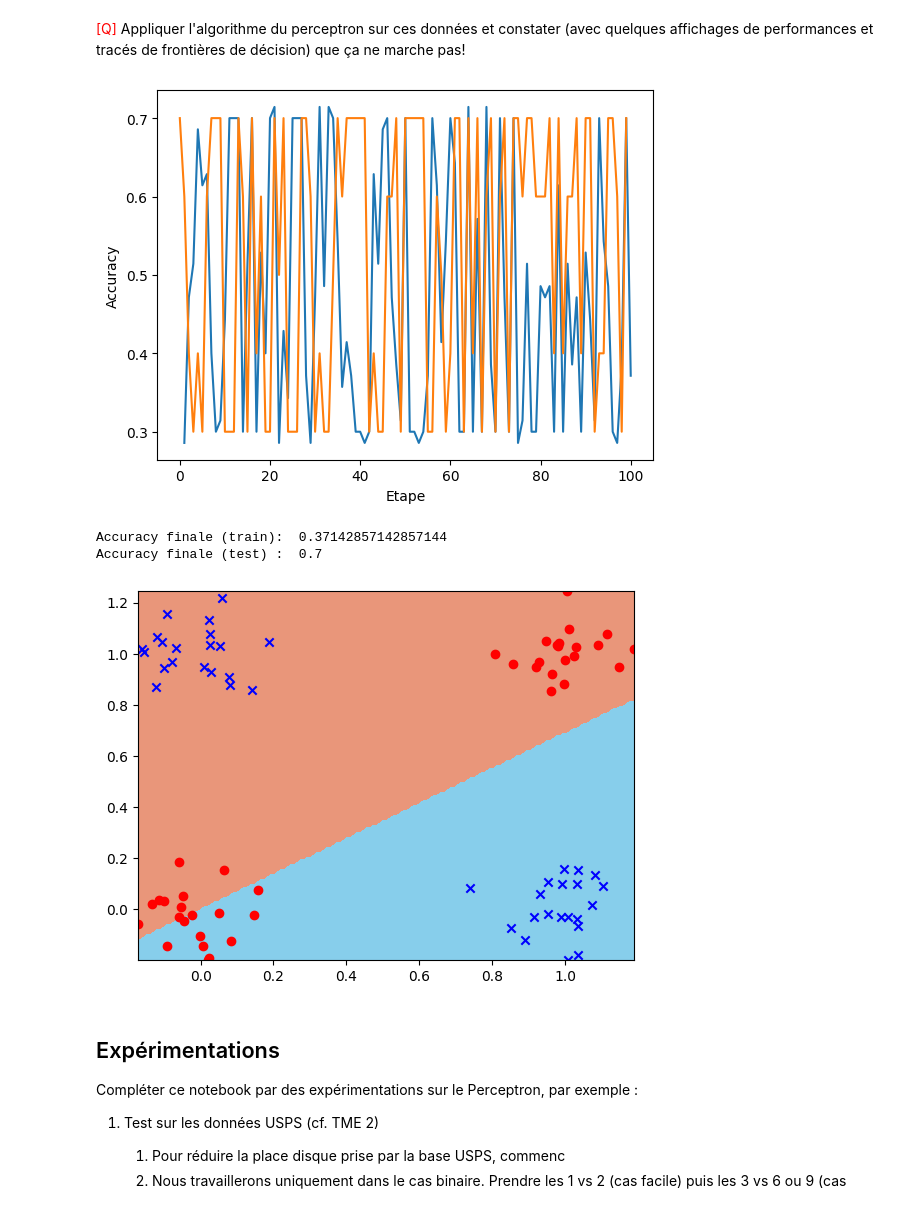
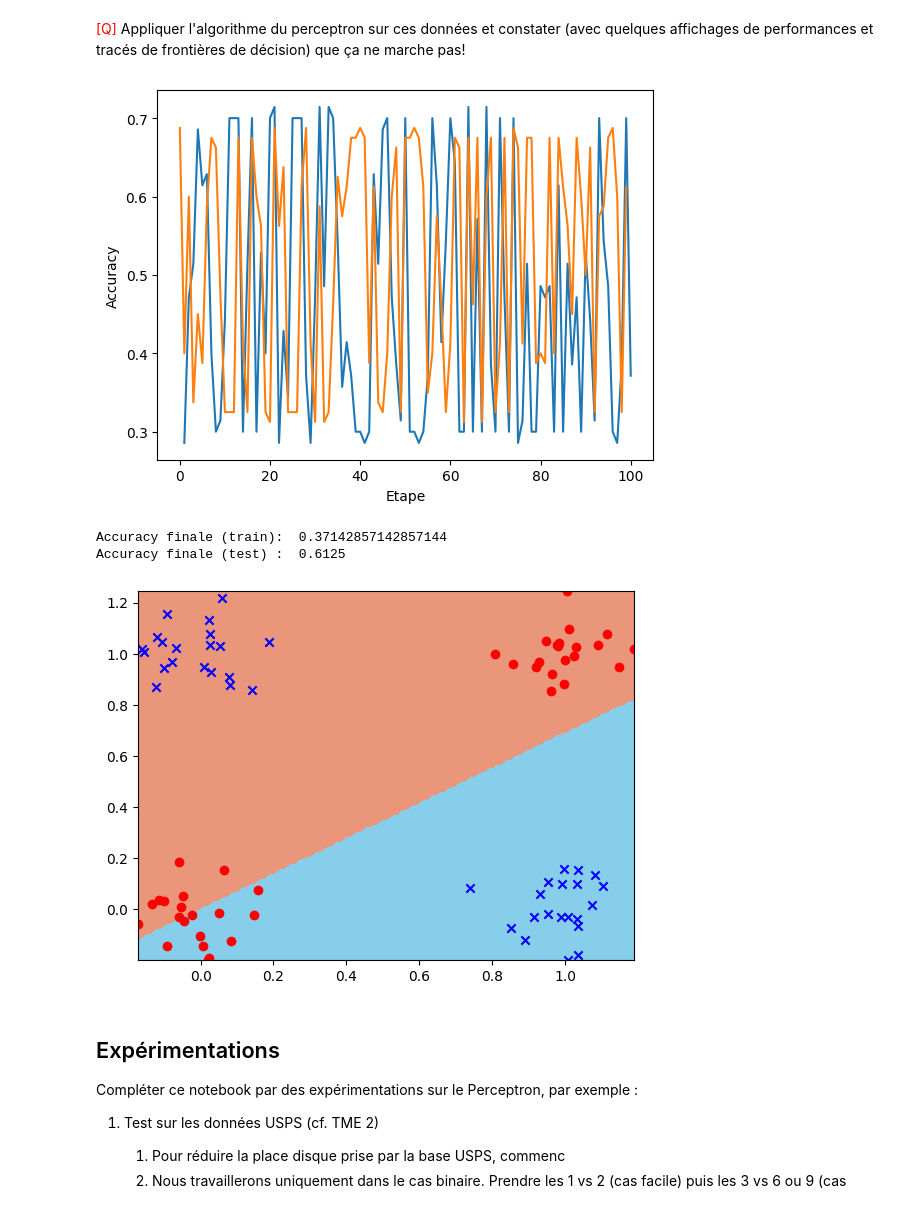
Before and after one commit to ilyesdjerfaf/Sciences-des-Donnees---LU3IN026, a Jupyter notebook: tme-03/tme_03_TAFOUGHALT_DJERFAF.ipynb, the cells around one changed output. Cells and saved outputs as stored; diff of their text form; code cells hidden in the pictures.

```diff
--- a/tme-03/tme_03_TAFOUGHALT_DJERFAF.ipynb
+++ b/tme-03/tme_03_TAFOUGHALT_DJERFAF.ipynb
@@ -853,38 +850,38 @@ plot2DSet(data_xor, label_xor)
 np.random.seed(42)   # on prend 42 comme graine
 
 # Création d'un perceptron
 perceptron_xor = ClassifierPerceptron(2, 0.01)
 
 # ------------------------ A COMPLETER :
 # Réalisation de N itérations
 N = 100
 (train_desc, train_label), (test_desc, test_label) = genere_train_test(data_xor, label_xor, 35, 35)
 
 train_acc = []
 test_acc = []
 for i in range(N):
     perceptron_xor.train_step(data_xor, label_xor)
     train_acc.append(perceptron_xor.accuracy(data_xor, train_label))
-    test_acc.append(perceptron_xor.accuracy(test_desc, test_label))
+    test_acc.append(perceptron_xor.accuracy(data_xor, label_xor))
 
 # -----
 # Traçage de la courbe des variations d'accuracy
 plt.plot(range(1, N+1), train_acc, test_acc)
 plt.ylabel('Accuracy')
 plt.xlabel("Etape")
 plt.show()
 
 # -----
 # Affichage de la frontière de séparation des classes (en prenant tous les exemples de la base)
 plot_frontiere(data_xor, data_xor, perceptron_xor, step=150)
 plot2DSet(data_xor, label_xor)
 
 print("Accuracy finale (train): ", perceptron_xor.accuracy(data_xor, train_label))
-print("Accuracy finale (test) : ", perceptron_xor.accuracy(test_desc, test_label))
+print("Accuracy finale (test) : ", perceptron_xor.accuracy(data_xor, label_xor))
 # %% [output]
-[figure, old version]
+[figure, new version]
 Accuracy finale (train):  0.37142857142857144
-Accuracy finale (test) :  0.7
+Accuracy finale (test) :  0.6125
 [figure]
 # %% [markdown]
 ## Expérimentations
```
Also changed, not shown: parts of 4 cells of this notebook.
